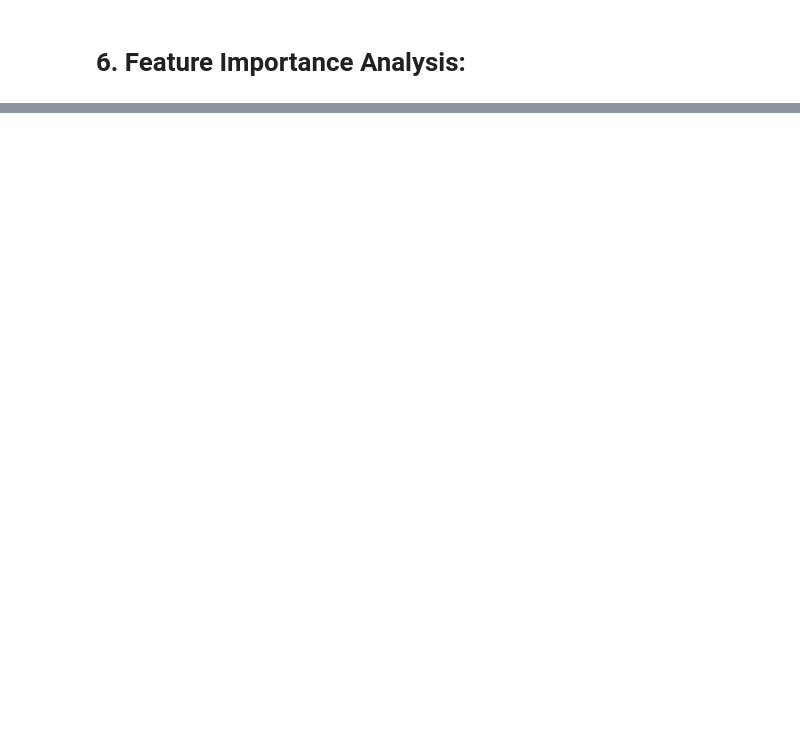
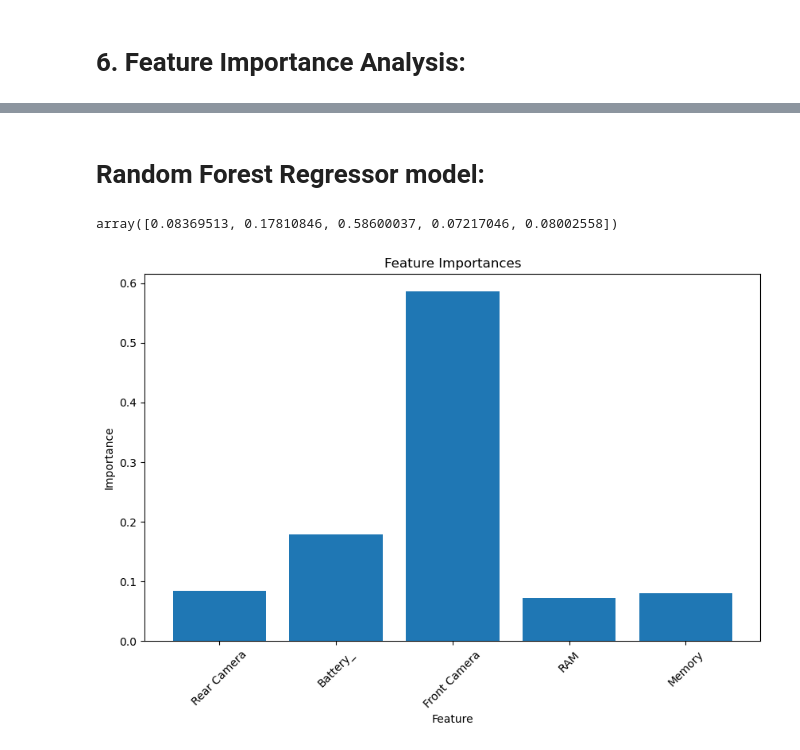
Before and after one commit to analysis86/Feature-Extraction-and-Price-Prediction-for-Mobile-Phones, a Jupyter notebook: Note-book/Project-4_Feature Extraction & Price Prediction for Mobile Phones.ipynb, the cells around one changed output, grey strips where cells are left out. Cells and saved outputs as stored; diff of their text form; code cells hidden in the pictures; blank space fills up the shorter version.

```diff
--- a/Note-book/Project-4_Feature Extraction & Price Prediction for Mobile Phones.ipynb
+++ b/Note-book/Project-4_Feature Extraction & Price Prediction for Mobile Phones.ipynb
@@ -722,0 +742,18 @@ gb_mse
+# %% [markdown]
+#  Random Forest Regressor model:
+# %%
+feature_importances_rf = rf_model.feature_importances_
+# %%
+feature_importances_rf
+# %% [output]
+array([0.08369513, 0.17810846, 0.58600037, 0.07217046, 0.08002558])
+# %%
+plt.figure(figsize=(10, 6))
+plt.bar(X.columns, feature_importances_rf)
+plt.xlabel('Feature')
+plt.ylabel('Importance')
+plt.title('Feature Importances')
+plt.xticks(rotation=45)
+plt.show()
+# %% [output]
+[figure, added]
```
Also changed, not shown: parts of 82 cells of this notebook, 2 other files.
